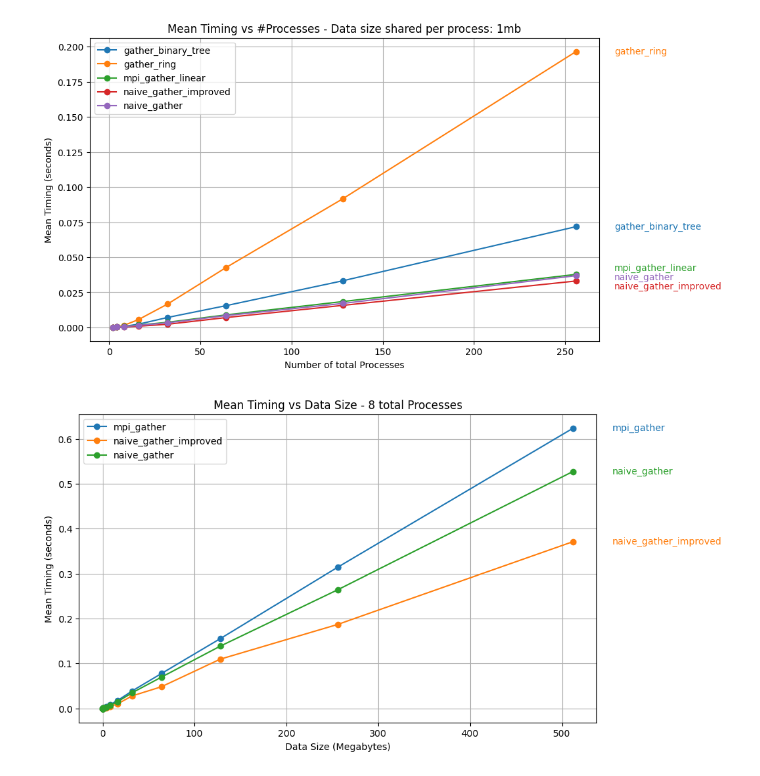
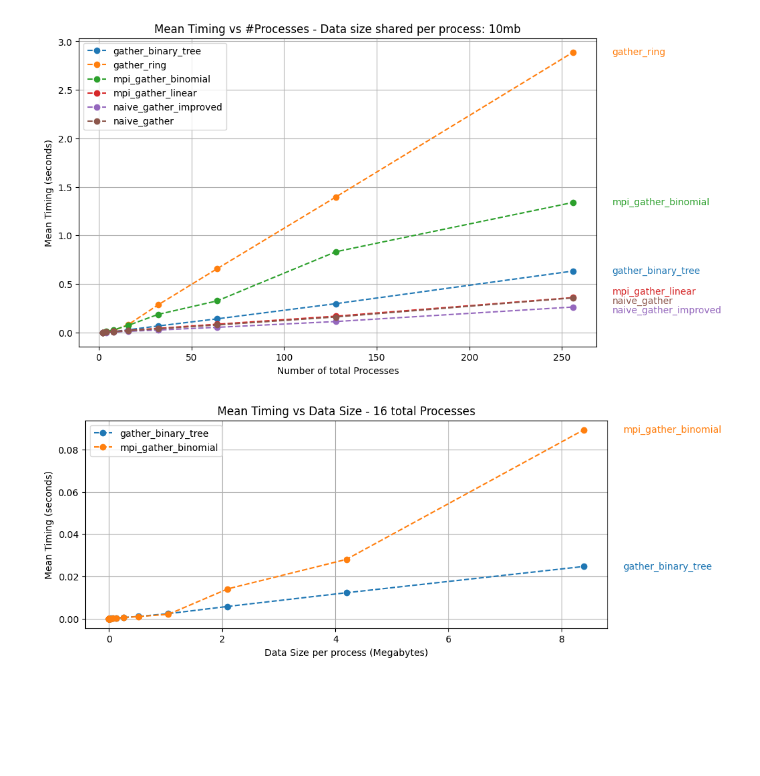
Before and after one commit to JunkyByte/final_hpc_and_cloud, a Jupyter notebook: HPC/exercise2/data_analysis.ipynb, the cells around one changed output. Drawn from its saved outputs; the diff is of its cells as text; code cells hidden in the pictures; blank space fills up the shorter version.

```diff
--- a/HPC/exercise2/data_analysis.ipynb
+++ b/HPC/exercise2/data_analysis.ipynb
@@ -7,7 +7,7 @@ import os
 # Define the folder containing the CSV files
 folder_path = './results/'
 
-size = 250000
+size = 2500000
 
 # Get a list of all files in the folder that contain '_weakscaling_{size}' in their name
 files = sorted(file for file in os.listdir(folder_path) if f'_weakscaling_{size}.' in file)
@@ -43,29 +43,27 @@ plt.figure(figsize=(10, 6))
 import matplotx
 
 for plot_name, mean_results in all_results.items():
-    plt.plot(mean_results['NP'], mean_results['Time'], marker='o', linestyle='-', label=plot_name)
+    plt.plot(mean_results['NP'], mean_results['Time'], marker='o', linestyle='--', label=plot_name)
 matplotx.line_labels()  # line labels to the right
 
 size_string = size * 4 / (1000)
 if size_string >= 1000:
     size_string = str(int(size_string / 1000)) + 'mb'
 else:
-    size_string = str(size_string) + 'kb'
+    size_string = str(int(size_string)) + 'kb'
 
 plt.title(f'Mean Timing vs #Processes - Data size shared per process: {size_string}')
-# plt.title(f'Mean Timing vs #Processes - Data size shared per process: {int(np.ceil(size * 4 / (1024)))}kb')
-
 plt.xlabel('Number of total Processes')
 plt.ylabel('Mean Timing (seconds)')
 plt.grid(True)
 plt.legend()
 plt.show()
 # %% [output]
-[figure, old version]
+[figure, new version]
 # %%
 # Define the folder containing the CSV files
 folder_path = './results/'
-num_proc = 8
+num_proc = 16
 
 # Get a list of all files in the folder that contain '_strongscaling_' in their name
 files_strong = sorted(file for file in os.listdir(folder_path) if f'_strongscaling_{num_proc}.' in file)
@@ -78,37 +76,40 @@ for file_strong in files_strong:
     if 'linear_sync' in file_strong:
         continue
 
+    if not ('binary' in file_strong or 'binomial' in file_strong):
+        continue
+
     # Extract the plot name from the file name
     plot_name_strong = file_strong.split('_results')[0]
 
     # Read the CSV file
     file_path_strong = os.path.join(folder_path, file_strong)
     results_strong = pd.read_csv(file_path_strong, header=None)
     results_strong.columns = ['NP', 'Size', 'Time']
 
-    # results_strong = results_strong[results_strong['Size'] < 100000 * 4]
+    results_strong = results_strong[results_strong['Size'] < 800000 * 4]
 
     # Calculate mean timing for each Size group
     mean_results_strong = results_strong.groupby('Size')['Time'].mean().reset_index()
 
     # Store the results in the dictionary
     all_results_strong[plot_name_strong] = mean_results_strong
 
 # Plotting
-plt.figure(figsize=(10, 6))
+plt.figure(figsize=(10, 4))
 
 # Loop through the dictionary to plot each set of results and add legend
 for plot_name_strong, mean_results_strong in all_results_strong.items():
     # Rescale x-axis values (multiply by 4 for bytes to megabytes)
-    mean_results_strong['Size'] = mean_results_strong['Size'] * 4 / (1024 ** 2)
-    plt.plot(mean_results_strong['Size'], mean_results_strong['Time'], marker='o', linestyle='-', label=plot_name_strong)
+    mean_results_strong['Size'] = mean_results_strong['Size'] * 4 / (1000 ** 2)
+    plt.plot(mean_results_strong['Size'], mean_results_strong['Time'], marker='o', linestyle='--', label=plot_name_strong)
 matplotx.line_labels()  # line labels to the right
 
 plt.title(f'Mean Timing vs Data Size - {num_proc} total Processes')
-plt.xlabel('Data Size (Megabytes)')
+plt.xlabel('Data Size per process (Megabytes)')
 plt.ylabel('Mean Timing (seconds)')
 plt.grid(True)
 plt.legend()
 plt.show()
 # %% [output]
-[figure, old version]
+[figure, new version]
```
Also changed, not shown: 39 other files.
